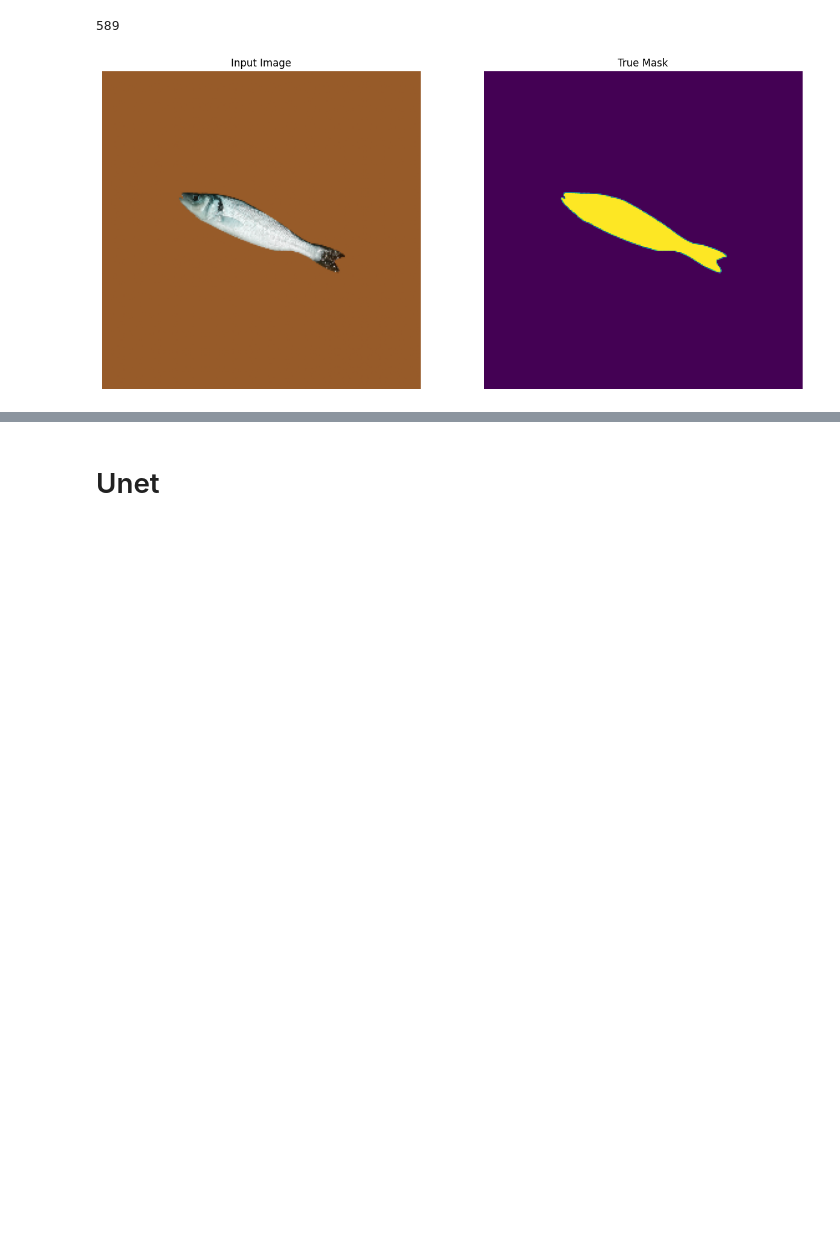
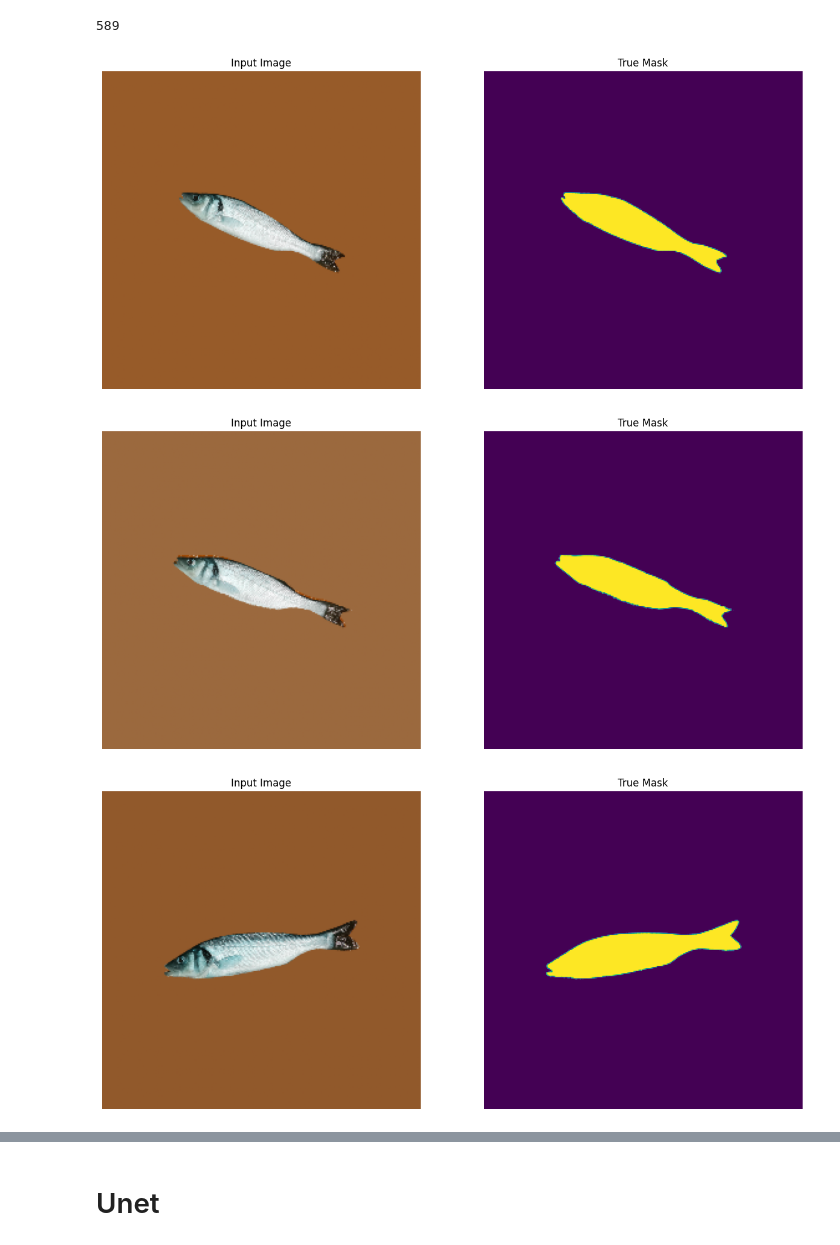
Before and after one commit to nPr0nn/Machine-Learning-Playground, a Jupyter notebook: unet_fish_segmentation.ipynb, the cells around one changed output, grey strips where cells are left out. Drawn from its saved outputs; the diff is of its cells as text; code cells hidden in the pictures; blank space fills up the shorter version.

```diff
--- a/unet_fish_segmentation.ipynb
+++ b/unet_fish_segmentation.ipynb
@@ -111,7 +105,9 @@ def display(display_list):
     plt.axis('off')
   plt.show()
 # %%
-for i in range(1):
+for i in range(10):
   display([test_images[i], test_masks[i]])
 # %% [output]
 [figure]
+[figure, added]
+[figure, added]
```
Also changed, not shown: parts of 10 cells of this notebook.
